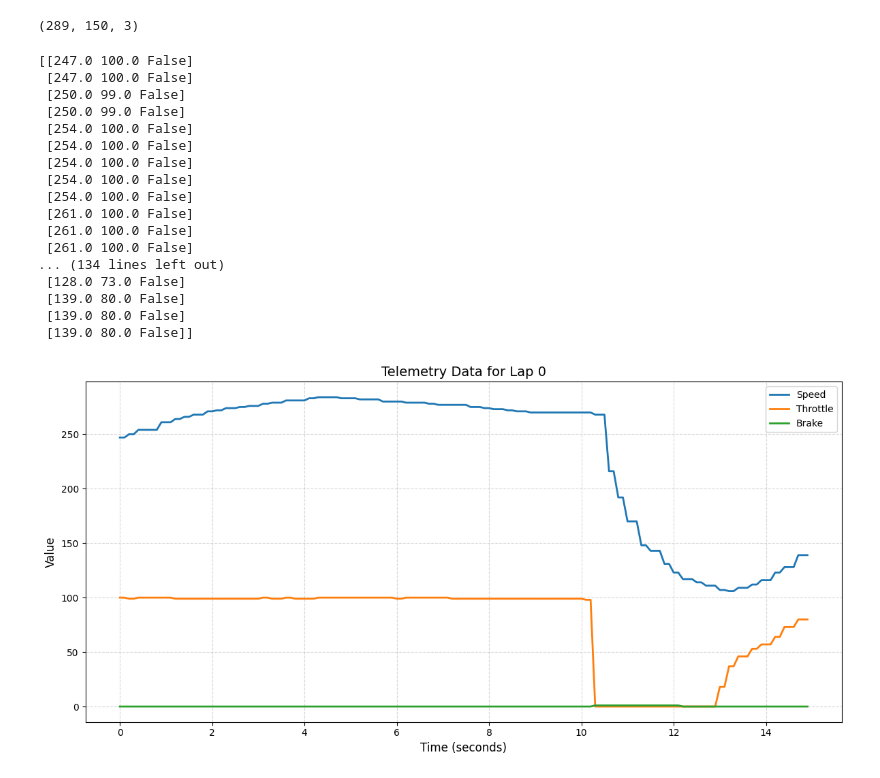
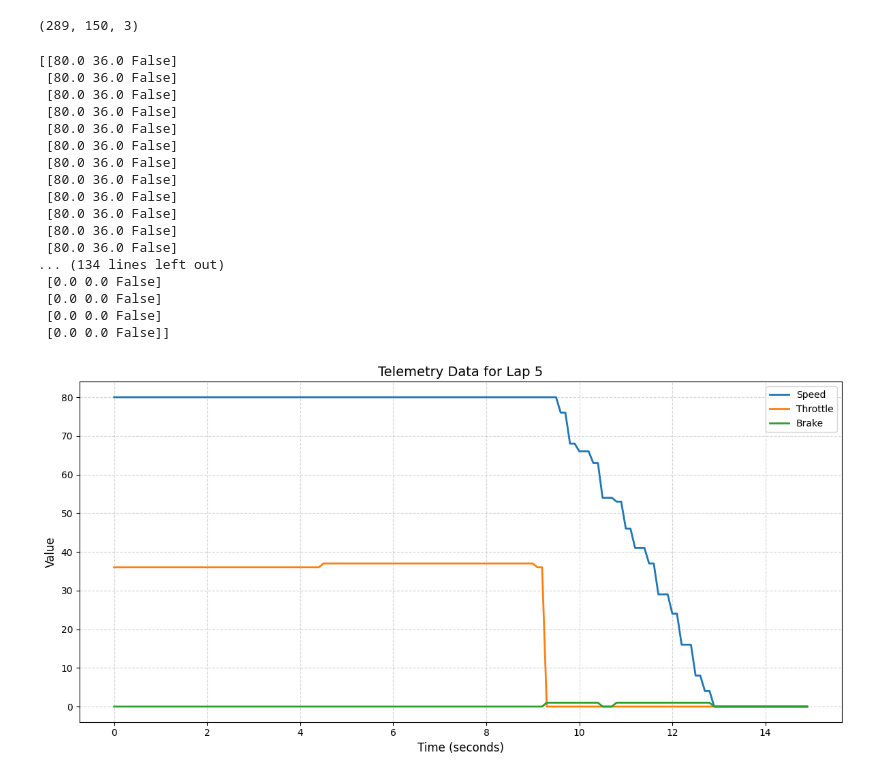
Before and after one commit to aayushxtech/F1-laptime-prediction, a Jupyter notebook: data_preparation.ipynb, the cells around one changed output. Cells and saved outputs as stored; diff of their text form; code cells hidden in the pictures.

```diff
--- a/data_preparation.ipynb
+++ b/data_preparation.ipynb
@@ -278,41 +278,41 @@ np.save("ver_silverstone_telemetry_data.npy", telemetry_data)
 # %%
 time_axis = np.arange(telemetry_data.shape[1]) * 0.1
 features = ['Speed', 'Throttle', 'Brake']
-lap_index = 0
+lap_index = 5
 
 
 print(telemetry_data[lap_index])
 # Extract data for the selected lap
 lap_data = telemetry_data[lap_index]
 
 # Create the plot
 plt.figure(figsize=(12, 6))
 for i in range(lap_data.shape[1]):
     plt.plot(time_axis, lap_data[:, i], label=features[i], linewidth=2)
 
 plt.title(f"Telemetry Data for Lap {lap_index}", fontsize=14)
 plt.xlabel("Time (seconds)", fontsize=12)
 plt.ylabel("Value", fontsize=12)
 plt.grid(True, linestyle='--', alpha=0.5)
 plt.legend(loc='upper right')
 plt.tight_layout()
 plt.show()
 # %% [output]
-[[247.0 100.0 False]
- [247.0 100.0 False]
- [250.0 99.0 False]
- [250.0 99.0 False]
- [254.0 100.0 False]
- [254.0 100.0 False]
- [254.0 100.0 False]
- [254.0 100.0 False]
- [254.0 100.0 False]
- [261.0 100.0 False]
- [261.0 100.0 False]
- [261.0 100.0 False]
+[[80.0 36.0 False]
+ [80.0 36.0 False]
+ [80.0 36.0 False]
+ [80.0 36.0 False]
+ [80.0 36.0 False]
+ [80.0 36.0 False]
+ [80.0 36.0 False]
+ [80.0 36.0 False]
+ [80.0 36.0 False]
+ [80.0 36.0 False]
+ [80.0 36.0 False]
+ [80.0 36.0 False]
 ... (134 lines left out)
- [128.0 73.0 False]
- [139.0 80.0 False]
- [139.0 80.0 False]
- [139.0 80.0 False]]
+ [0.0 0.0 False]
+ [0.0 0.0 False]
+ [0.0 0.0 False]
+ [0.0 0.0 False]]
-[figure, old version]
+[figure, new version]
```
Also changed, not shown: parts of 1 cell of this notebook, 1 other file.
